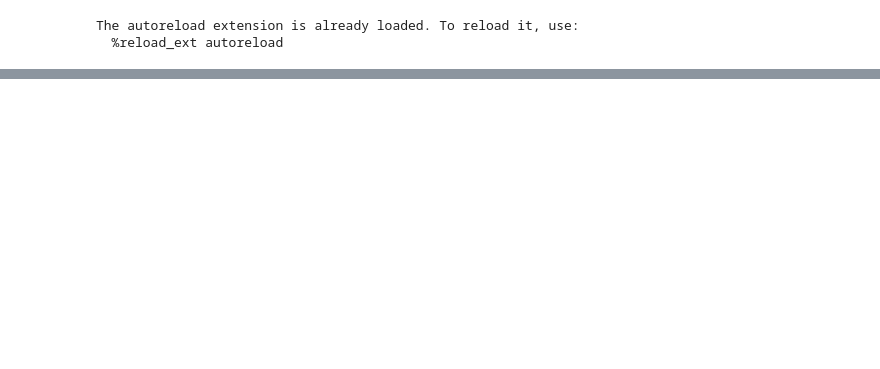
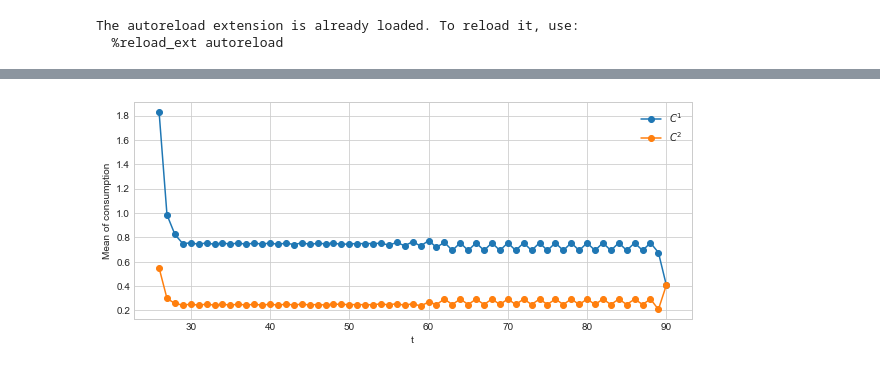
Before and after one commit to emilblicher/DP2021, a Jupyter notebook: Model w VFI/Sims.ipynb, the cells around one changed output, grey strips where cells are left out. Saved outputs shown, nothing was run; the diff lists cells and outputs as text; code cells hidden in the pictures; blank space fills up the shorter version.

```diff
--- a/Model w VFI/Sims.ipynb
+++ b/Model w VFI/Sims.ipynb
@@ -45,0 +63,42 @@ plot_solution(sol,par,0)
+# %%
+# Set-up
+par.mu = 0
+par.sigma = 0.1
+
+# Allocate
+class sim: pass
+shape = (par.T, par.simN)
+sim.M = par.sim_M_ini*np.ones(shape)
+sim.C1 = np.nan +np.zeros(shape)
+sim.C2 = np.nan +np.zeros(shape)
+
+
+# Simulate
+np.random.seed(2020)  #Seed value, it ensures that the computer draw the same "random"-numbers each time
+
+for t in range(par.T):
+    sim.C1[t,:] = tools.interp_linear_1d(par.grid_M, sol.c1[t,:],sim.M[t,:])  # Find consumption given states
+    sim.C2[t,:] = tools.interp_linear_1d(par.grid_M, sol.c2[t,:],sim.M[t,:])  # Find consumption given states
+
+    if t<par.T-1:  # if not last period
+        logY = np.random.normal(par.mu,par.sigma,par.simN)  # It draws random numbers from the normal distirbution
+        Y = np.exp(logY)
+        A = sim.M[t,:]-sim.C1[t,:]-sim.C2[t,:]
+
+        sim.M[t+1,:] = par.R*A + Y # The state in the following period
+# %%
+# Define a function for the simulation
+def figure_sim(simC1,simC2,par):
+    fig = plt.figure(figsize=(10,4))# figsize is in inches...
+    t_grid = [t+25 for t in range(1,par.T+1)]
+    ax = fig.add_subplot(1,1,1)
+    ax.plot(t_grid,np.mean(simC1,1),'-o')
+    ax.plot(t_grid,np.mean(simC2,1),'-o')
+    ax.set_xlabel(f"t")
+    ax.set_ylabel(f"Mean of consumption")
+    ax.legend(['$C^1$','$C^2$'])
+    plt.show()
+
+figure_sim(sim.C1,sim.C2,par)
+# %% [output]
+[figure, added]
```
Also changed, not shown: parts of 4 cells of this notebook, 1 other file.
